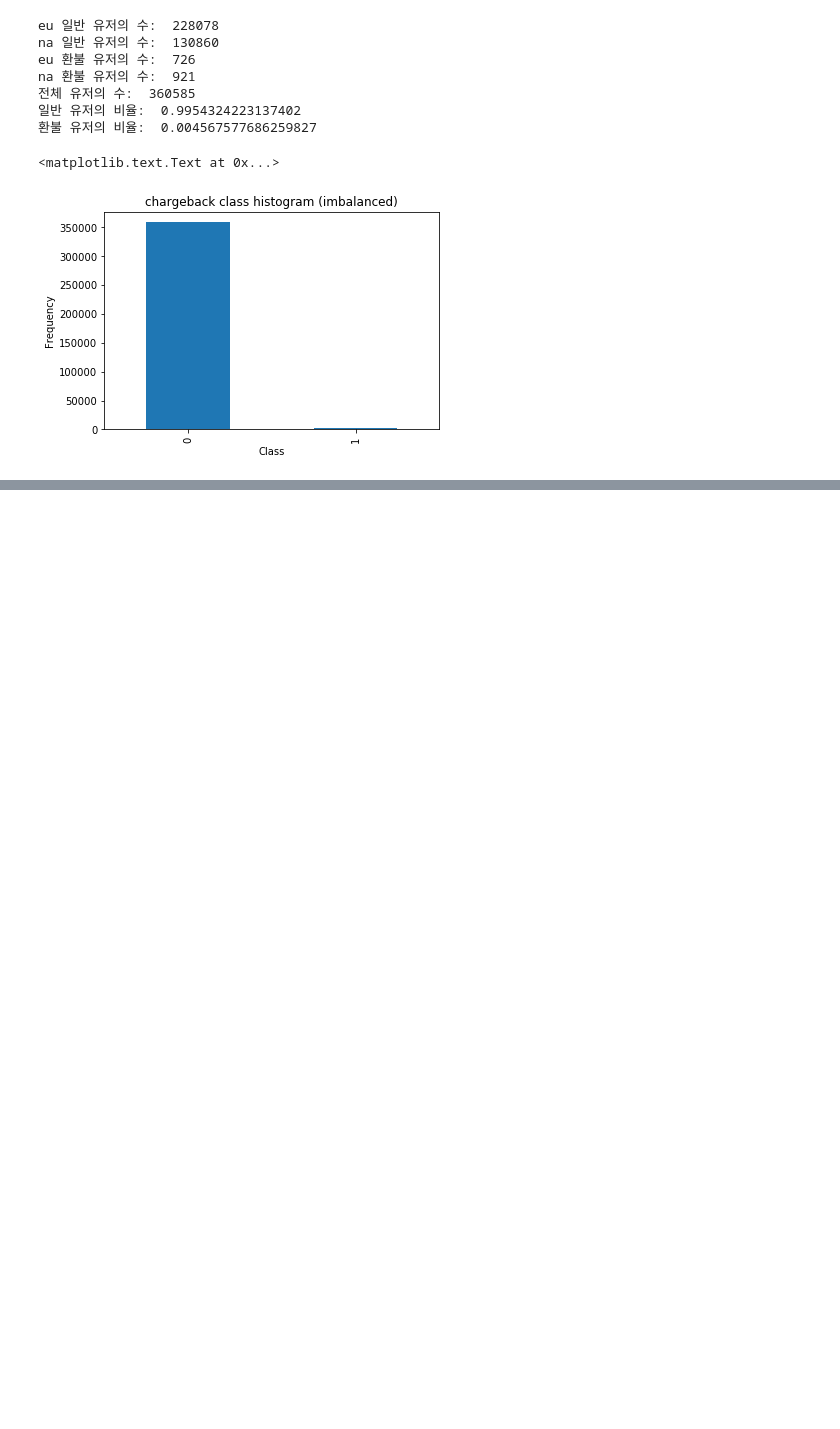
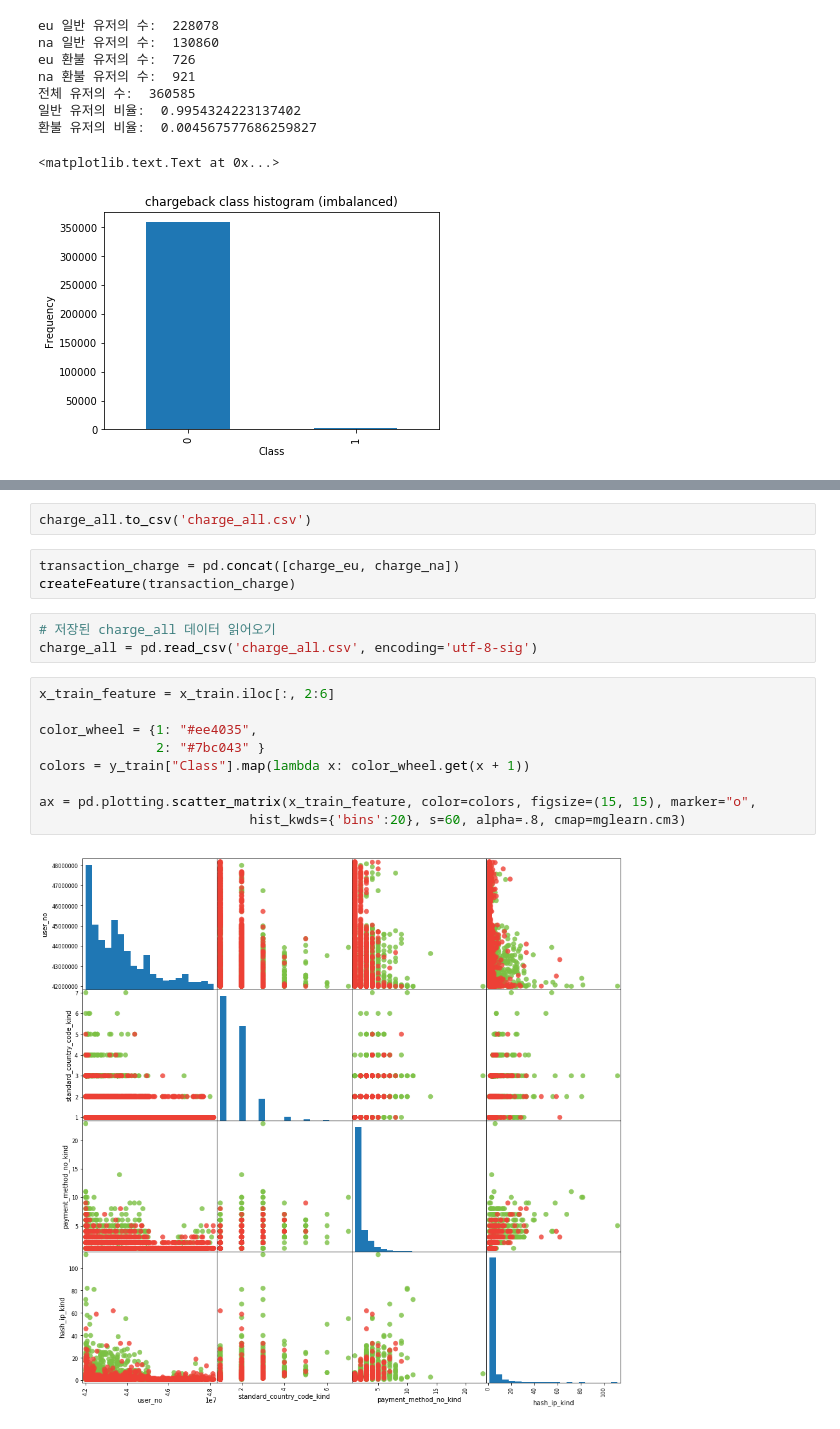
Before and after one commit to wzrnd-newbie/jaegeun, a Jupyter notebook: creditCardFraudDetection.ipynb, the cells around one changed output, grey strips where cells are left out. Drawn from its saved outputs; the diff is of its cells as text; blank space fills up the shorter version.

```diff
--- a/creditCardFraudDetection.ipynb
+++ b/creditCardFraudDetection.ipynb
@@ -63,0 +79,19 @@ charge_all[charge_all['user_no'] == 42002651]
+# %%
+charge_all.to_csv('charge_all.csv')
+# %%
+transaction_charge = pd.concat([charge_eu, charge_na])
+createFeature(transaction_charge)
+# %%
+# 저장된 charge_all 데이터 읽어오기
+charge_all = pd.read_csv('charge_all.csv', encoding='utf-8-sig')
+# %%
+x_train_feature = x_train.iloc[:, 2:6]
+
+color_wheel = {1: "#ee4035",
+               2: "#7bc043" }
+colors = y_train["Class"].map(lambda x: color_wheel.get(x + 1))
+
+ax = pd.plotting.scatter_matrix(x_train_feature, color=colors, figsize=(15, 15), marker="o",
+                           hist_kwds={'bins':20}, s=60, alpha=.8, cmap=mglearn.cm3)
+# %% [output]
+[figure, added]
```
Also changed, not shown: parts of 19 cells of this notebook.
